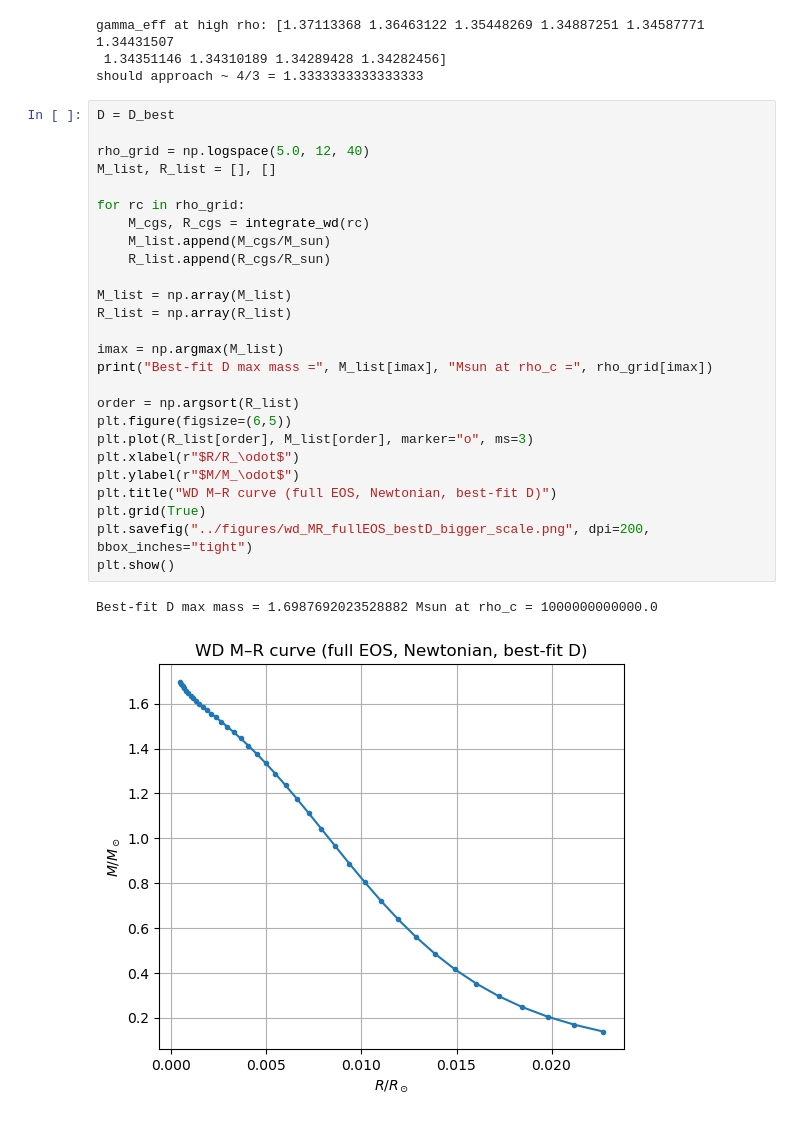
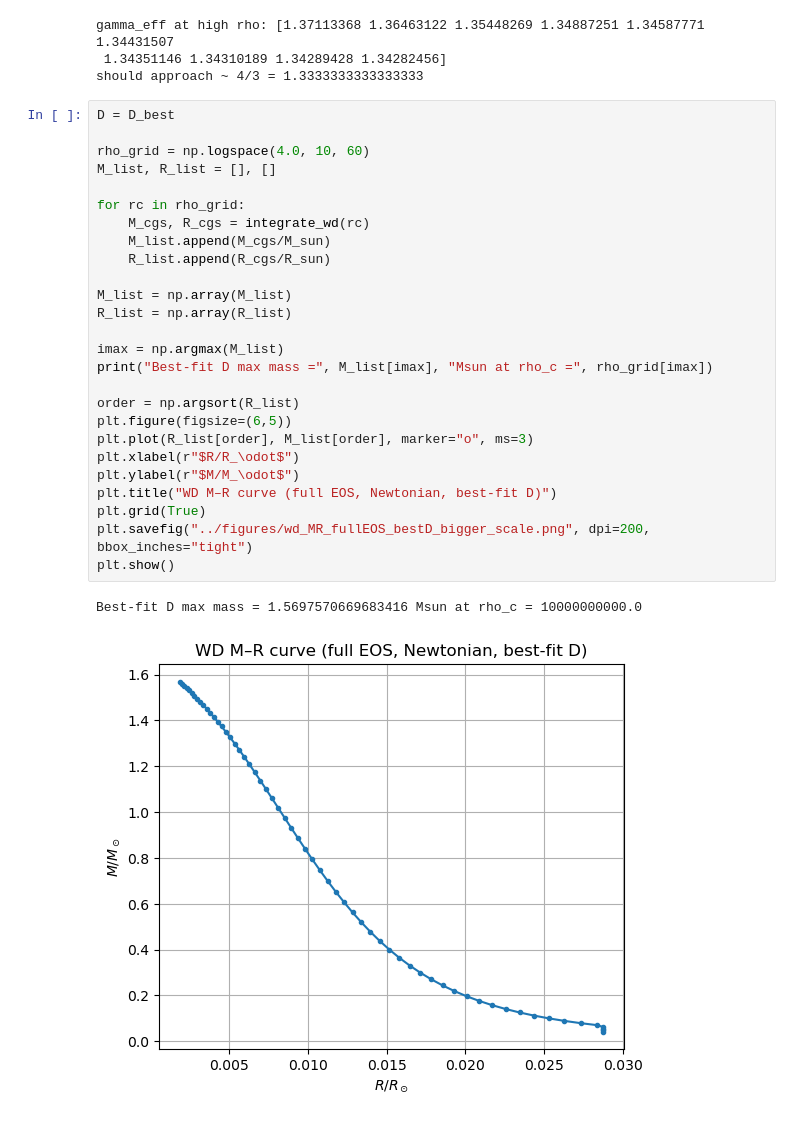
Before and after one commit to chbaytok/final_project, a Jupyter notebook: notebooks/03_wd_full_eos.ipynb, the cells around one changed output. Saved outputs shown, nothing was run; the diff lists cells and outputs as text.

```diff
--- a/notebooks/03_wd_full_eos.ipynb
+++ b/notebooks/03_wd_full_eos.ipynb
@@ -332,29 +332,29 @@ should approach ~ 4/3 = 1.3333333333333333
 # %%
 D = D_best
 
-rho_grid = np.logspace(5.0, 12, 40)
+rho_grid = np.logspace(4.0, 10, 60)
 M_list, R_list = [], []
 
 for rc in rho_grid:
     M_cgs, R_cgs = integrate_wd(rc)
     M_list.append(M_cgs/M_sun)
     R_list.append(R_cgs/R_sun)
 
 M_list = np.array(M_list)
 R_list = np.array(R_list)
 
 imax = np.argmax(M_list)
 print("Best-fit D max mass =", M_list[imax], "Msun at rho_c =", rho_grid[imax])
 
 order = np.argsort(R_list)
 plt.figure(figsize=(6,5))
 plt.plot(R_list[order], M_list[order], marker="o", ms=3)
 plt.xlabel(r"$R/R_\odot$")
 plt.ylabel(r"$M/M_\odot$")
 plt.title("WD M–R curve (full EOS, Newtonian, best-fit D)")
 plt.grid(True)
 plt.savefig("../figures/wd_MR_fullEOS_bestD_bigger_scale.png", dpi=200, bbox_inches="tight")
 plt.show()
 # %% [output]
-Best-fit D max mass = 1.6987692023528882 Msun at rho_c = 1000000000000.0
+Best-fit D max mass = 1.5697570669683416 Msun at rho_c = 10000000000.0
-[figure, old version]
+[figure, new version]
```
Also changed, not shown: 1 other file.
